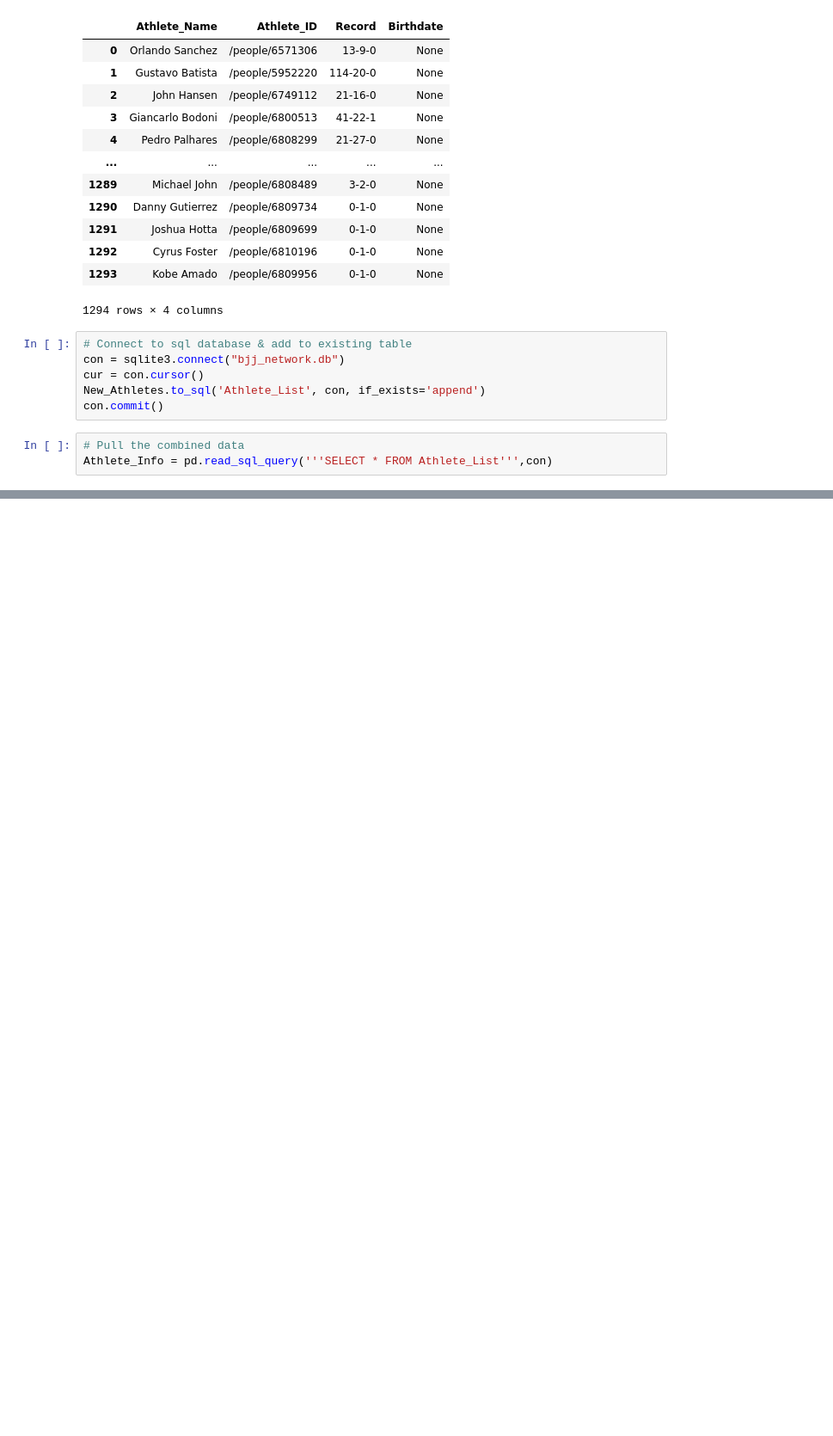
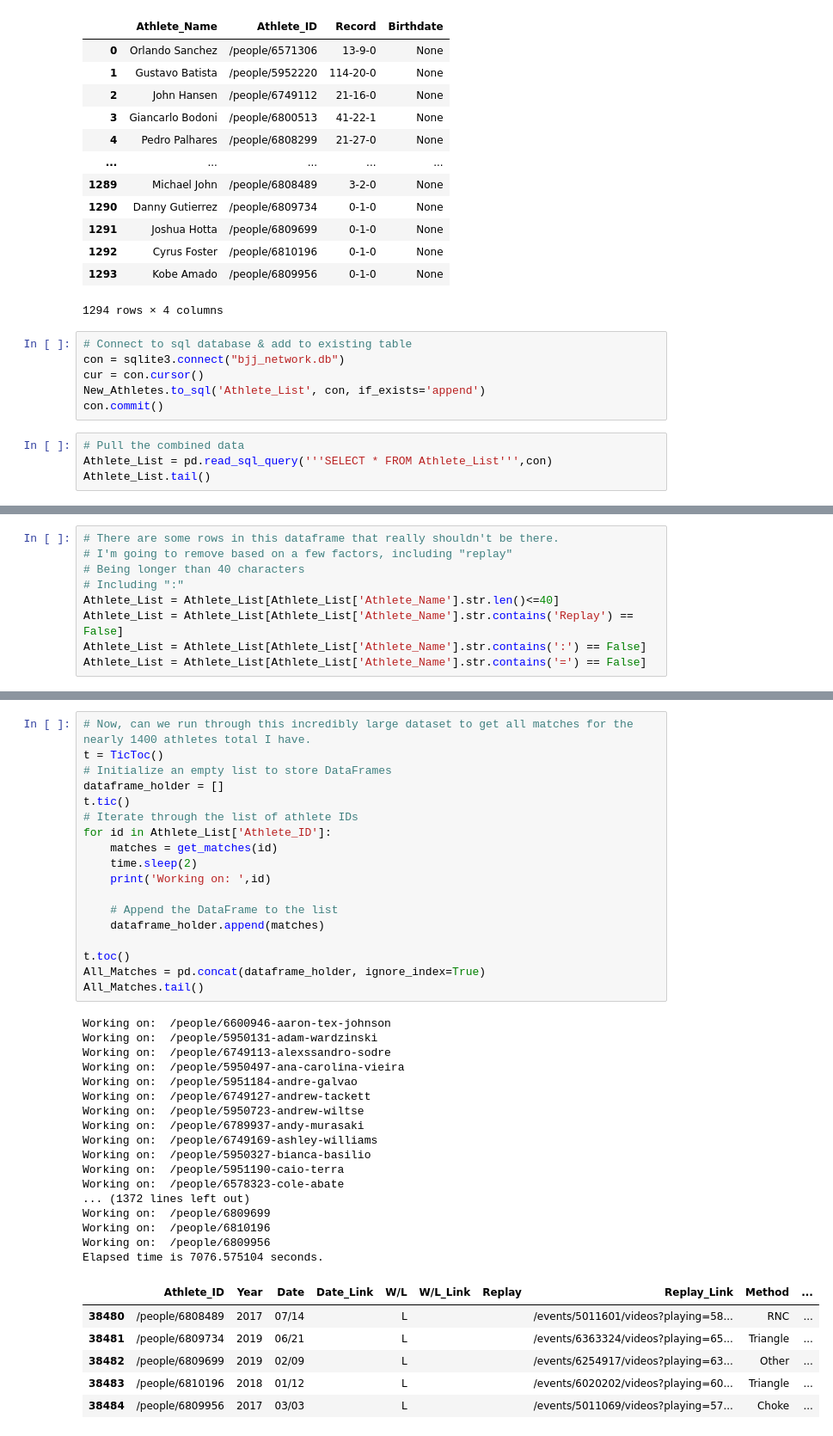
Before and after one commit to gossdante/bjj_network, a Jupyter notebook: bjj.ipynb, the cells around one changed output, grey strips where cells are left out. Shown: that part at 86% size. Drawn from its saved outputs; the diff is of its cells as text; blank space fills up the shorter version.

Commit message:
got all match data and added to db

```diff
--- a/bjj.ipynb
+++ b/bjj.ipynb
@@ -416,4 +417,5 @@ New_Athletes.to_sql('Athlete_List', con, if_exists='append')
 con.commit()
 # %%
 # Pull the combined data
-Athlete_Info = pd.read_sql_query('''SELECT * FROM Athlete_List''',con)
+Athlete_List = pd.read_sql_query('''SELECT * FROM Athlete_List''',con)
+Athlete_List.tail()
@@ -419,0 +429,9 @@ Athlete_Info = pd.read_sql_query('''SELECT * FROM Athlete_List''',con)
+# %%
+# There are some rows in this dataframe that really shouldn't be there.
+# I'm going to remove based on a few factors, including "replay"
+# Being longer than 40 characters
+# Including ":"
+Athlete_List = Athlete_List[Athlete_List['Athlete_Name'].str.len()<=40]
+Athlete_List = Athlete_List[Athlete_List['Athlete_Name'].str.contains('Replay') == False]
+Athlete_List = Athlete_List[Athlete_List['Athlete_Name'].str.contains(':') == False]
+Athlete_List = Athlete_List[Athlete_List['Athlete_Name'].str.contains('=') == False]
@@ -419,0 +443,42 @@ Athlete_Info = pd.read_sql_query('''SELECT * FROM Athlete_List''',con)
+# %%
+# Now, can we run through this incredibly large dataset to get all matches for the nearly 1400 athletes total I have.
+t = TicToc()
+# Initialize an empty list to store DataFrames
+dataframe_holder = []
+t.tic()
+# Iterate through the list of athlete IDs
+for id in Athlete_List['Athlete_ID']:
+    matches = get_matches(id)
+    time.sleep(2)
+    print('Working on: ',id)
+
+    # Append the DataFrame to the list
+    dataframe_holder.append(matches)
+
+t.toc()
+All_Matches = pd.concat(dataframe_holder, ignore_index=True)
+All_Matches.tail()
+# %% [output]
+Working on:  /people/6600946-aaron-tex-johnson
+Working on:  /people/5950131-adam-wardzinski
+Working on:  /people/6749113-alexssandro-sodre
+Working on:  /people/5950497-ana-carolina-vieira
+Working on:  /people/5951184-andre-galvao
+Working on:  /people/6749127-andrew-tackett
+Working on:  /people/5950723-andrew-wiltse
+Working on:  /people/6789937-andy-murasaki
+Working on:  /people/6749169-ashley-williams
+Working on:  /people/5950327-bianca-basilio
+Working on:  /people/5951190-caio-terra
+Working on:  /people/6578323-cole-abate
+... (1372 lines left out)
+Working on:  /people/6809699
+Working on:  /people/6810196
+Working on:  /people/6809956
+Elapsed time is 7076.575104 seconds.
+|  | Athlete_ID | Year | Date | Date_Link | W/L | W/L_Link | Replay | Replay_Link | Method | ... |
+| 38480 | /people/6808489 | 2017 | 07/14 |  | L |  |  | /events/5011601/videos?playing=58... | RNC | ... |
+| 38481 | /people/6809734 | 2019 | 06/21 |  | L |  |  | /events/6363324/videos?playing=65... | Triangle | ... |
+| 38482 | /people/6809699 | 2019 | 02/09 |  | L |  |  | /events/6254917/videos?playing=63... | Other | ... |
+| 38483 | /people/6810196 | 2018 | 01/12 |  | L |  |  | /events/6020202/videos?playing=60... | Triangle | ... |
+| 38484 | /people/6809956 | 2017 | 03/03 |  | L |  |  | /events/5011069/videos?playing=57... | Choke | ... |
```
Also changed, not shown: parts of 5 cells of this notebook, 1 other file.
